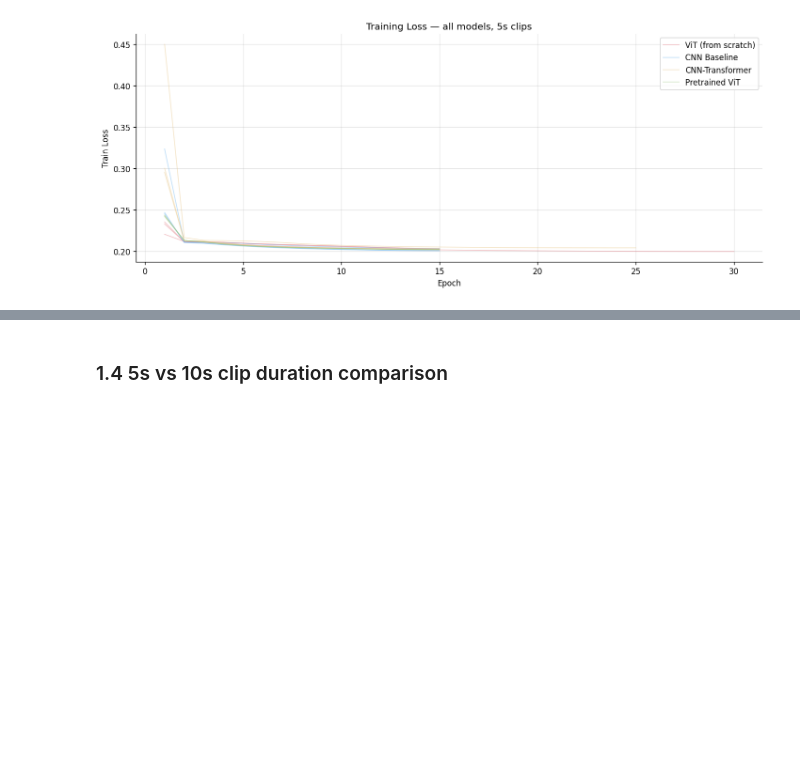
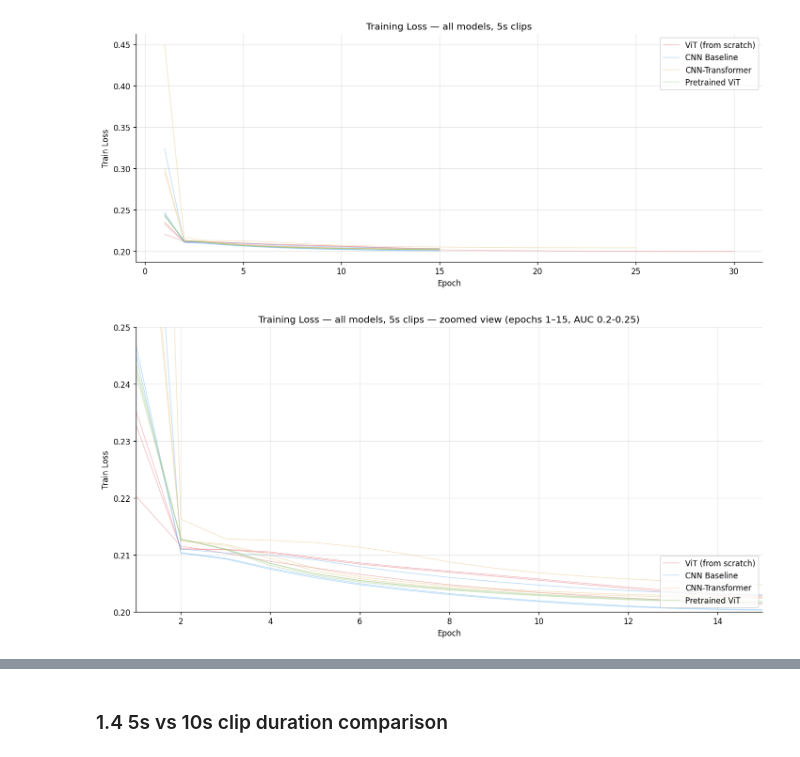
Before and after one commit to AdriSchm92/aml2026-group-10, a Jupyter notebook: notebooks/Results.ipynb, the cells around one changed output, grey strips where cells are left out. Drawn from its saved outputs; the diff is of its cells as text; code cells hidden in the pictures; blank space fills up the shorter version.

Commit message:
Model evaluation and Results updates

```diff
--- a/notebooks/Results.ipynb
+++ b/notebooks/Results.ipynb
@@ -225,3 +175,28 @@ plt.savefig(OUTPUT_DIR / 'fig_train_loss_5s.png', dpi=150)
 plt.show()
 # %% [output]
 [figure]
+# %%
+fig, ax = plt.subplots(figsize=(12, 6))
+
+for group_name, keys in groups.items():
+    color = colors[group_name]
+    for key in keys:
+        rows = metrics.get(key, [])
+        if not rows:
+            continue
+        epochs = get_field(rows, 'epoch')
+        losses = get_field(rows, 'train_loss')
+        ax.plot(epochs, losses, alpha=0.4, color=color, linewidth=1,
+                label=group_name if key.endswith('s42') else None)
+
+ax.set_xlabel('Epoch')
+ax.set_ylabel('Train Loss')
+ax.set_title('Training Loss — all models, 5s clips — zoomed view (epochs 1–15, AUC 0.2-0.25)')
+ax.legend(loc='lower right')
+ax.set_xlim(1, 15)
+ax.set_ylim(0.2, 0.25)
+plt.tight_layout()
+#plt.savefig(OUTPUT_DIR / 'fig_learning_curves_5s_zoomed.png', dpi=150)
+plt.show()
+# %% [output]
+[figure, added]
```
Also changed, not shown: parts of 21 cells of this notebook, 2 other files.
